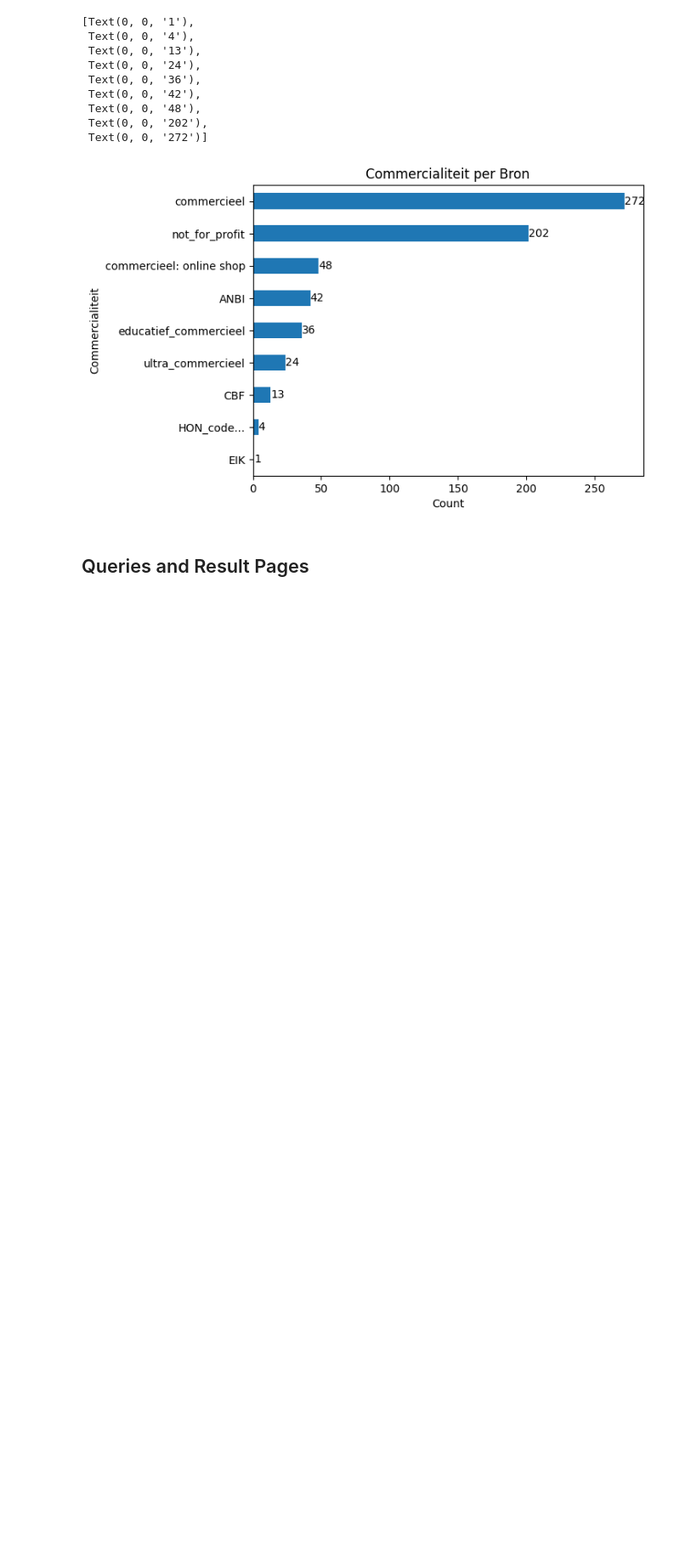
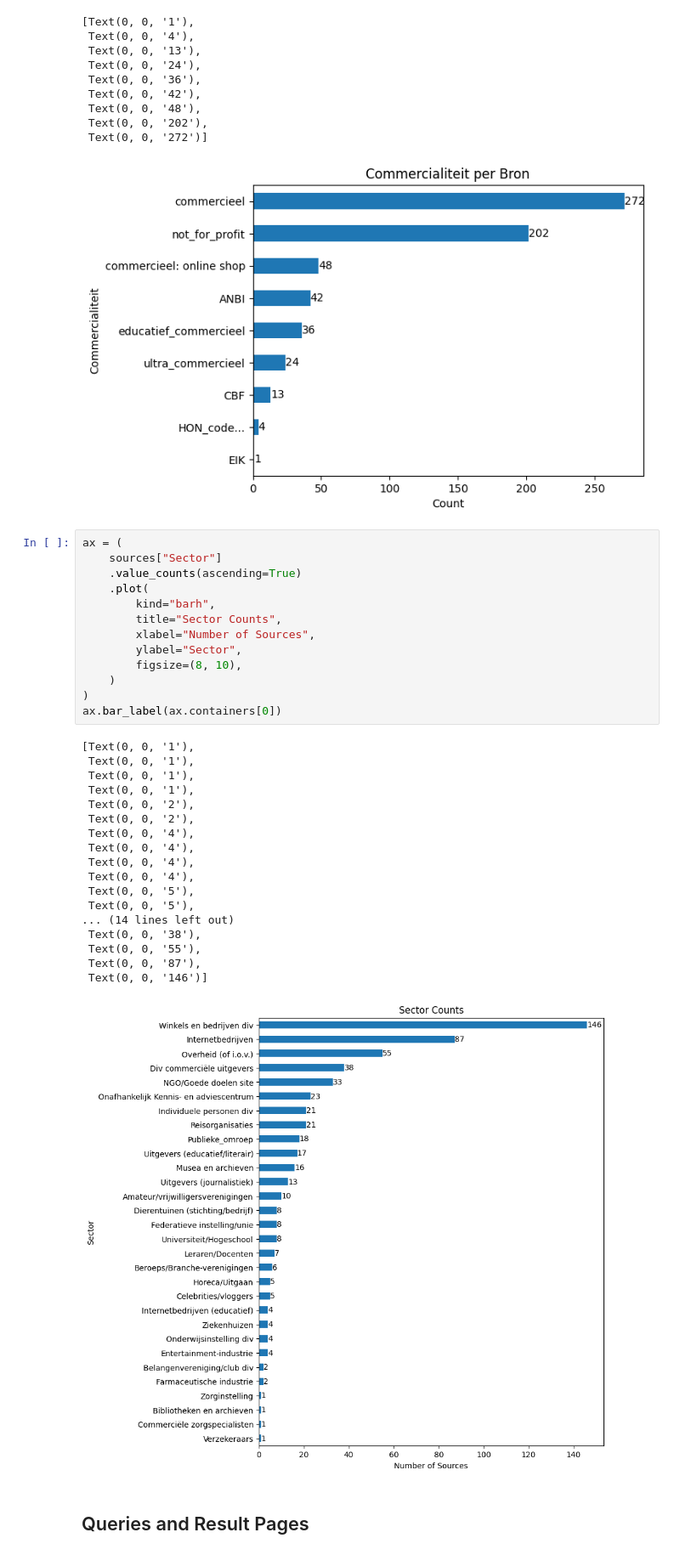
Before and after one commit to SlimZoeken/100queries, a Jupyter notebook: notebooks/analysis.ipynb, the cells around one changed output. Shown at 85% size. Cells and saved outputs as stored; diff of their text form; blank space fills up the shorter version.

Commit message:
Add sector counts.

```diff
--- a/notebooks/analysis.ipynb
+++ b/notebooks/analysis.ipynb
@@ -254,6 +262,38 @@ ax.bar_label(ax.containers[0])
  Text(0, 0, '202'),
  Text(0, 0, '272')]
 [figure]
+# %%
+ax = (
+    sources["Sector"]
+    .value_counts(ascending=True)
+    .plot(
+        kind="barh",
+        title="Sector Counts",
+        xlabel="Number of Sources",
+        ylabel="Sector",
+        figsize=(8, 10),
+    )
+)
+ax.bar_label(ax.containers[0])
+# %% [output]
+[Text(0, 0, '1'),
+ Text(0, 0, '1'),
+ Text(0, 0, '1'),
+ Text(0, 0, '1'),
+ Text(0, 0, '2'),
+ Text(0, 0, '2'),
+ Text(0, 0, '4'),
+ Text(0, 0, '4'),
+ Text(0, 0, '4'),
+ Text(0, 0, '4'),
+ Text(0, 0, '5'),
+ Text(0, 0, '5'),
+... (14 lines left out)
+ Text(0, 0, '38'),
+ Text(0, 0, '55'),
+ Text(0, 0, '87'),
+ Text(0, 0, '146')]
+[figure, added]
 # %% [markdown]
 ## Queries and Result Pages
 # %%
```
Also changed, not shown: parts of 4 cells of this notebook.
